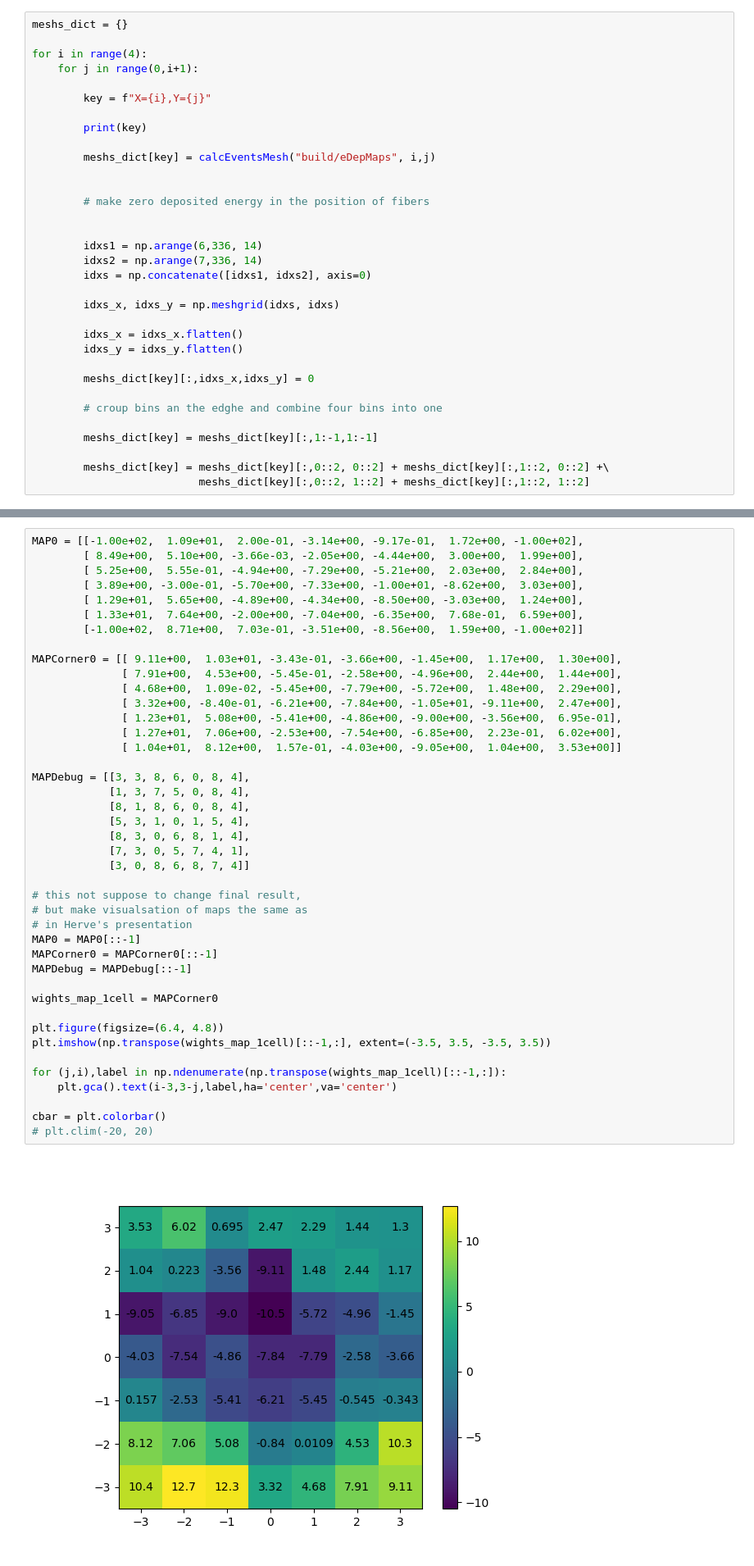
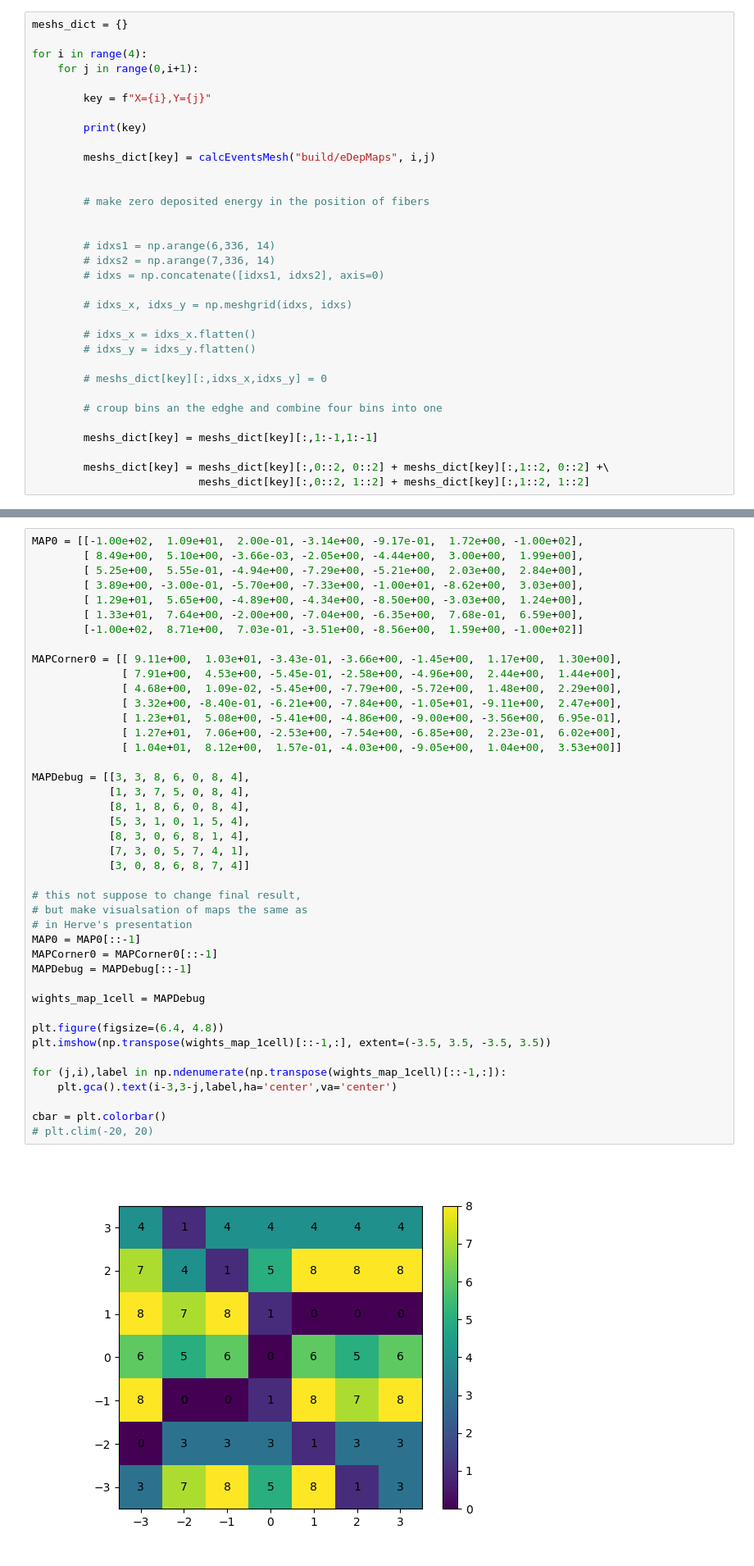
Before and after one commit to Denys-Klekots/GRAiNITA_testbeam, a Jupyter notebook: non-uniformity_analysis.ipynb, the cells around one changed output, grey strips where cells are left out. Shown at 82% size. Cells and saved outputs as stored; diff of their text form.

Commit message:
The correctness of mesh interpretation was checked

```diff
--- a/non-uniformity_analysis.ipynb
+++ b/non-uniformity_analysis.ipynb
@@ -81,16 +81,16 @@ for i in range(4):
         # make zero deposited energy in the position of fibers
 
 
-        idxs1 = np.arange(6,336, 14)
-        idxs2 = np.arange(7,336, 14)
-        idxs = np.concatenate([idxs1, idxs2], axis=0)
+        # idxs1 = np.arange(6,336, 14)
+        # idxs2 = np.arange(7,336, 14)
+        # idxs = np.concatenate([idxs1, idxs2], axis=0)
 
-        idxs_x, idxs_y = np.meshgrid(idxs, idxs)
+        # idxs_x, idxs_y = np.meshgrid(idxs, idxs)
 
-        idxs_x = idxs_x.flatten()
-        idxs_y = idxs_y.flatten()
+        # idxs_x = idxs_x.flatten()
+        # idxs_y = idxs_y.flatten()
 
-        meshs_dict[key][:,idxs_x,idxs_y] = 0
+        # meshs_dict[key][:,idxs_x,idxs_y] = 0
 
         # croup bins an the edghe and combine four bins into one
 
@@ -151,35 +151,35 @@ MAPCorner0 = [[ 9.11e+00,  1.03e+01, -3.43e-01, -3.66e+00, -1.45e+00,  1.17e+00,
               [ 3.32e+00, -8.40e-01, -6.21e+00, -7.84e+00, -1.05e+01, -9.11e+00,  2.47e+00],
               [ 1.23e+01,  5.08e+00, -5.41e+00, -4.86e+00, -9.00e+00, -3.56e+00,  6.95e-01],
               [ 1.27e+01,  7.06e+00, -2.53e+00, -7.54e+00, -6.85e+00,  2.23e-01,  6.02e+00],
               [ 1.04e+01,  8.12e+00,  1.57e-01, -4.03e+00, -9.05e+00,  1.04e+00,  3.53e+00]]
 
 MAPDebug = [[3, 3, 8, 6, 0, 8, 4],
             [1, 3, 7, 5, 0, 8, 4],
             [8, 1, 8, 6, 0, 8, 4],
             [5, 3, 1, 0, 1, 5, 4],
             [8, 3, 0, 6, 8, 1, 4],
             [7, 3, 0, 5, 7, 4, 1],
             [3, 0, 8, 6, 8, 7, 4]]
 
 # this not suppose to change final result,
 # but make visualsation of maps the same as
 # in Herve's presentation
 MAP0 = MAP0[::-1]
 MAPCorner0 = MAPCorner0[::-1]
 MAPDebug = MAPDebug[::-1]
 
-wights_map_1cell = MAPCorner0
+wights_map_1cell = MAPDebug
 
 plt.figure(figsize=(6.4, 4.8))
 plt.imshow(np.transpose(wights_map_1cell)[::-1,:], extent=(-3.5, 3.5, -3.5, 3.5))
 
 for (j,i),label in np.ndenumerate(np.transpose(wights_map_1cell)[::-1,:]):
     plt.gca().text(i-3,3-j,label,ha='center',va='center')
 
 cbar = plt.colorbar()
 # plt.clim(-20, 20)
 # %% [output]
-[figure, old version]
+[figure, new version]
 # %%
 nBins = nDivisionsXY//2-1
 
```
Also changed, not shown: parts of 9 cells of this notebook.
